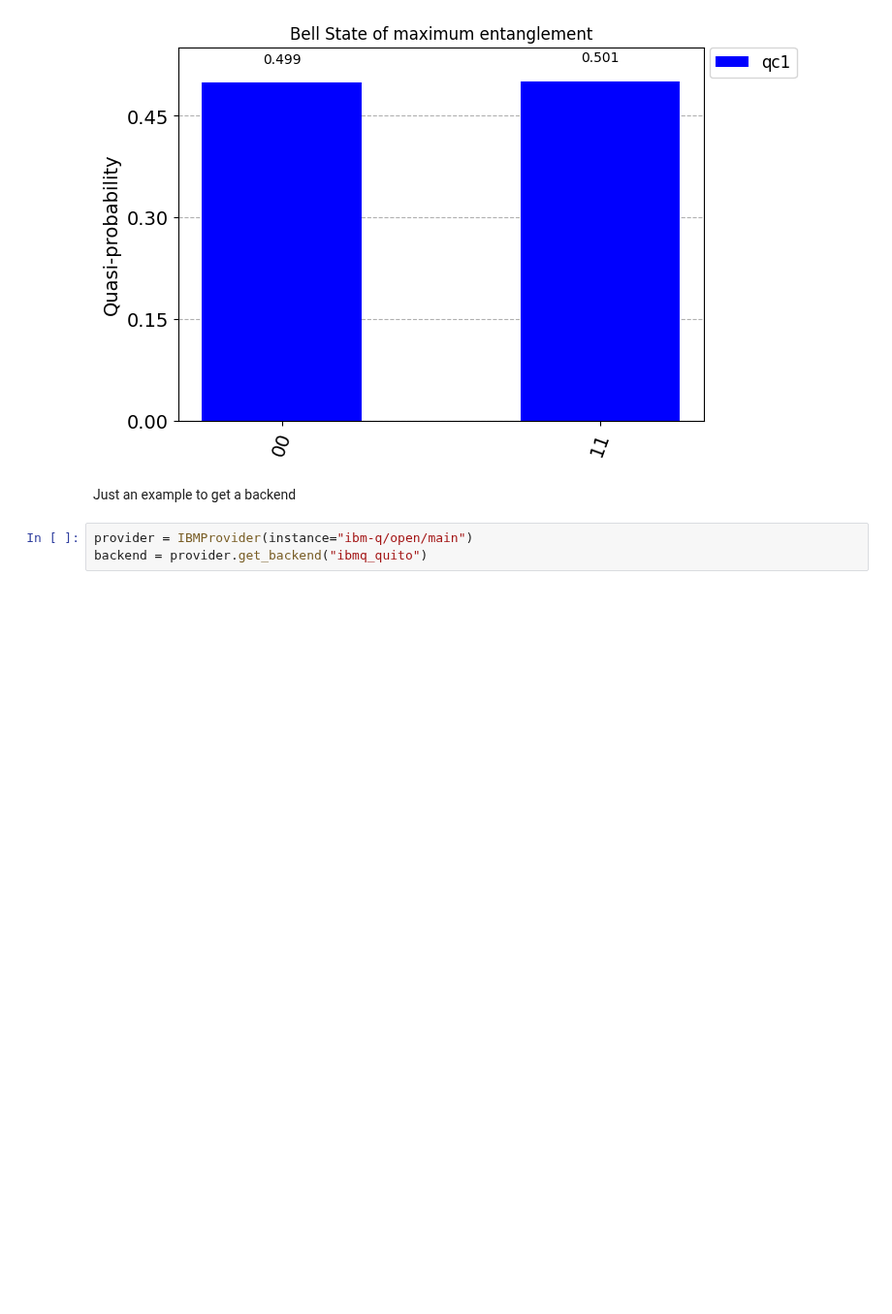
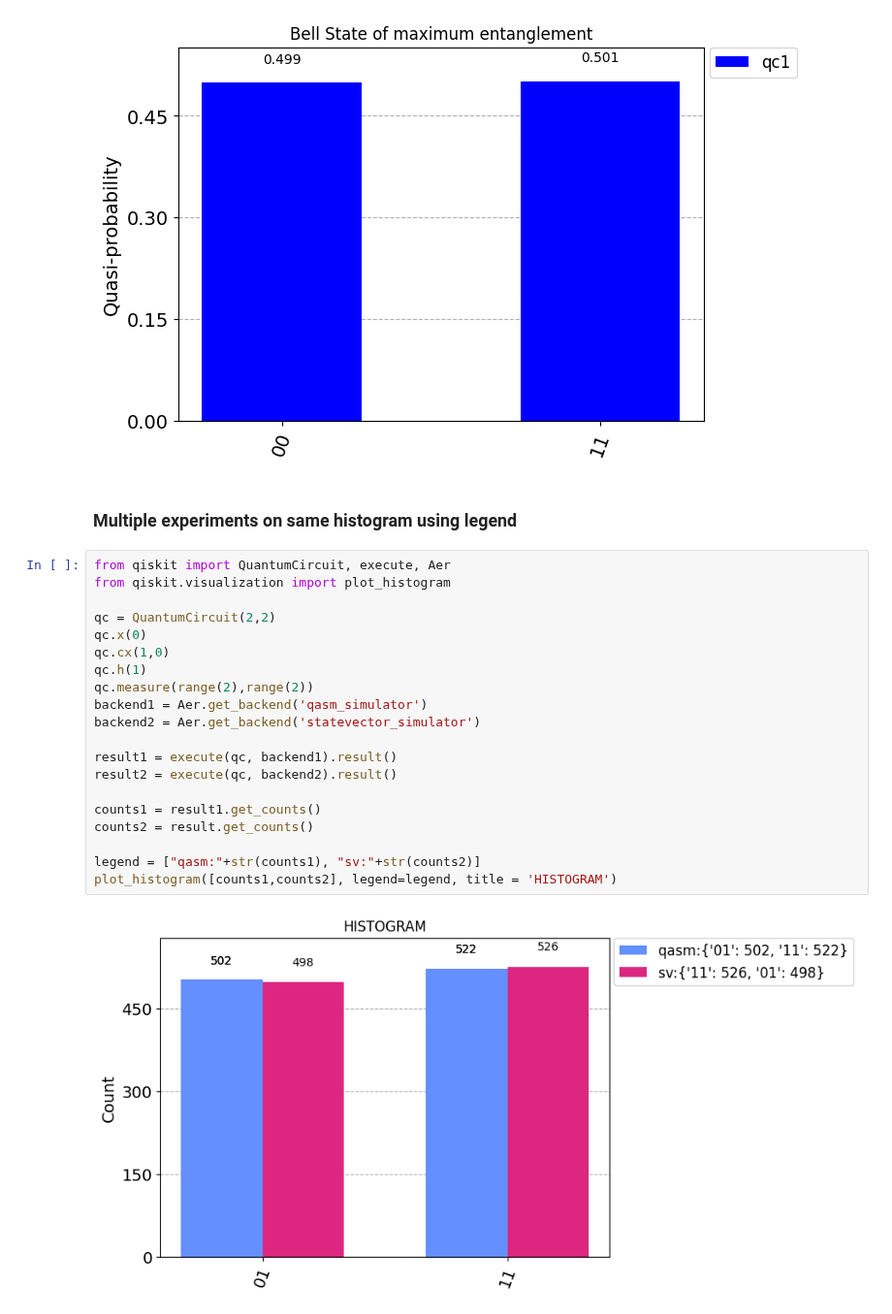
Before and after one commit to mrromaniuc/quantum-computing, a Jupyter notebook: IBMCertifiedAssociateDeveloperQiskit/09.2-Plot_a_Histogram.ipynb, the cells around one changed output. Shown at 97% size. Cells and saved outputs as stored; diff of their text form; blank space fills up the shorter version.

```diff
--- a/IBMCertifiedAssociateDeveloperQiskit/09.2-Plot_a_Histogram.ipynb
+++ b/IBMCertifiedAssociateDeveloperQiskit/09.2-Plot_a_Histogram.ipynb
@@ -119,8 +118,27 @@ Transpiled circuit...
 [figure]
 {'11': 7520, '00': 7480}
 [figure]
-# %% [markdown]
-Just an example to get a backend
-# %%
-provider = IBMProvider(instance="ibm-q/open/main")
-backend = provider.get_backend("ibmq_quito")
+# %% [markdown]
+### Multiple experiments on same histogram using legend
+# %%
+from qiskit import QuantumCircuit, execute, Aer
+from qiskit.visualization import plot_histogram
+
+qc = QuantumCircuit(2,2)
+qc.x(0)
+qc.cx(1,0)
+qc.h(1)
+qc.measure(range(2),range(2))
+backend1 = Aer.get_backend('qasm_simulator')
+backend2 = Aer.get_backend('statevector_simulator')
+
+result1 = execute(qc, backend1).result()
+result2 = execute(qc, backend2).result()
+
+counts1 = result1.get_counts()
+counts2 = result.get_counts()
+
+legend = ["qasm:"+str(counts1), "sv:"+str(counts2)]
+plot_histogram([counts1,counts2], legend=legend, title = 'HISTOGRAM')
+# %% [output]
+[figure, added]
```
Also changed, not shown: parts of 2 cells of this notebook.
